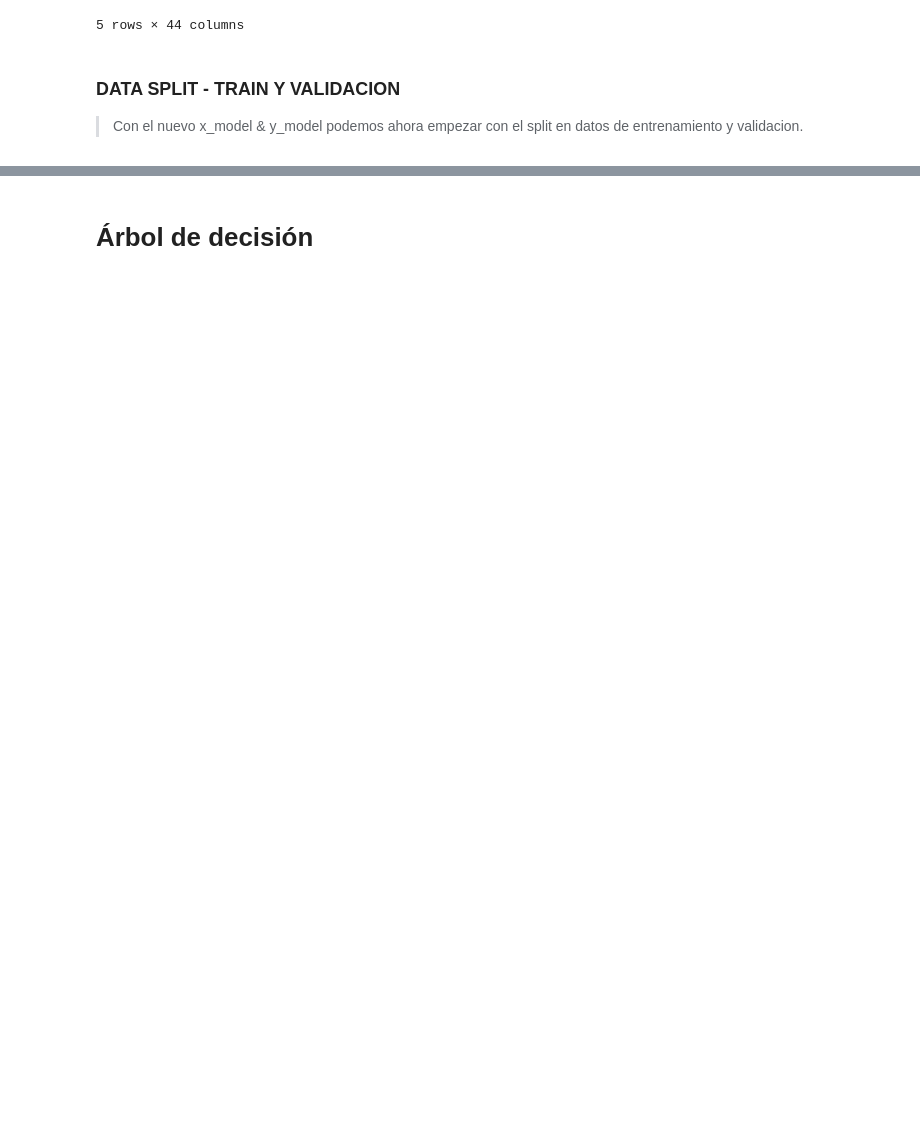
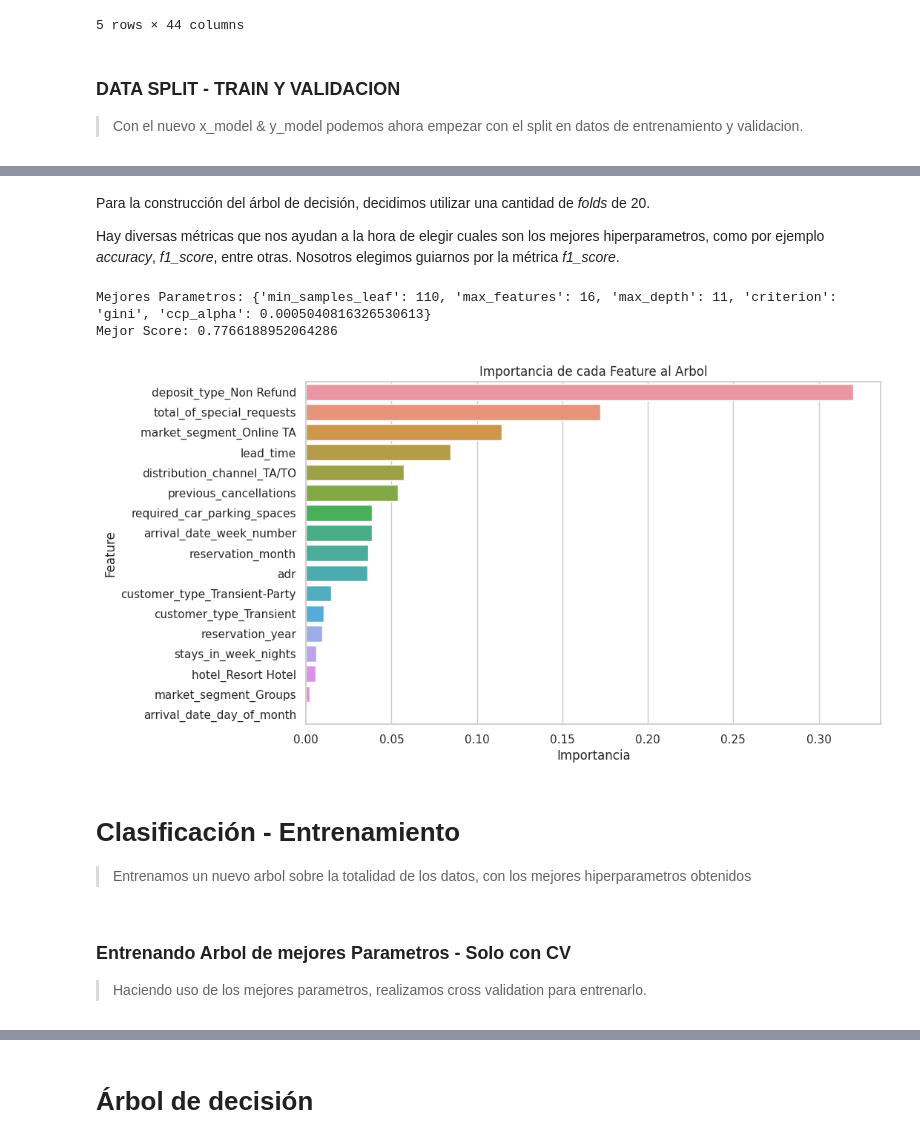
Before and after one commit to FrancoSecchi/7506R-1C2023-GRUPO02, a Jupyter notebook: checkpoint-2/7506R_TP1_GRUPO02_CHP2_ENTREGA.ipynb, the cells around one changed output, grey strips where cells are left out. Drawn from its saved outputs; the diff is of its cells as text; code cells hidden in the pictures; blank space fills up the shorter version.

```diff
--- a/checkpoint-2/7506R_TP1_GRUPO02_CHP2_ENTREGA.ipynb
+++ b/checkpoint-2/7506R_TP1_GRUPO02_CHP2_ENTREGA.ipynb
@@ -375,0 +394,4 @@ PRIORIDAD MAXIMA: REVISAR TODO LO QUE DROPPEAMOS Y PERSISTIRLO EN EL DE TEST, NO
+# %%
+# Separo los features
+features = x_model.columns
+target = 'is_canceled'
@@ -375,0 +471,42 @@ PRIORIDAD MAXIMA: REVISAR TODO LO QUE DROPPEAMOS Y PERSISTIRLO EN EL DE TEST, NO
+# %% [markdown]
+Para la construcción del árbol de decisión, decidimos utilizar una cantidad de _folds_ de 20.
+
+Hay diversas métricas que nos ayudan a la hora de elegir cuales son los mejores hiperparametros, como por ejemplo _accuracy_, _f1_score_, entre otras. Nosotros elegimos guiarnos por la métrica _f1_score_.
+# %%
+# Mejores Hiperparametros
+best_params = randomcv.best_params_
+print(f"Mejores Parametros: {best_params}")
+# Mejor Score
+print(f"Mejor Score: {randomcv.best_score_}")
+# %% [output]
+Mejores Parametros: {'min_samples_leaf': 110, 'max_features': 16, 'max_depth': 11, 'criterion': 'gini', 'ccp_alpha': 0.0005040816326530613}
+Mejor Score: 0.7766188952064286
+# %%
+# Veamos la importancia de las features
+best_tree = randomcv.best_estimator_
+feat_imps = best_tree.feature_importances_
+
+# create a dictionary of feature importances
+feat_dict = {}
+for feat_imp, feat in zip(feat_imps, features):
+    if feat_imp > 0:
+        feat_dict[feat] = feat_imp
+
+# create a bar plot
+feat_dict = dict(sorted(feat_dict.items(), key=lambda kv: kv[1], reverse=True))
+sns.set(style="whitegrid")
+plt.figure(figsize=(10, 6))
+sns.barplot(x=list(feat_dict.values()), y=list(feat_dict.keys()))
+plt.xlabel("Importancia")
+plt.ylabel("Feature")
+plt.title("Importancia de cada Feature al Arbol")
+plt.show()
+# %% [output]
+[figure, added]
+# %% [markdown]
+# Clasificación - Entrenamiento
+
+> Entrenamos un nuevo arbol sobre la totalidad de los datos, con los mejores hiperparametros obtenidos
+# %% [markdown]
+### **Entrenando Arbol de mejores Parametros - Solo con CV**
+> Haciendo uso de los mejores parametros, realizamos cross validation para entrenarlo.
```
Also changed, not shown: parts of 55 cells of this notebook.
